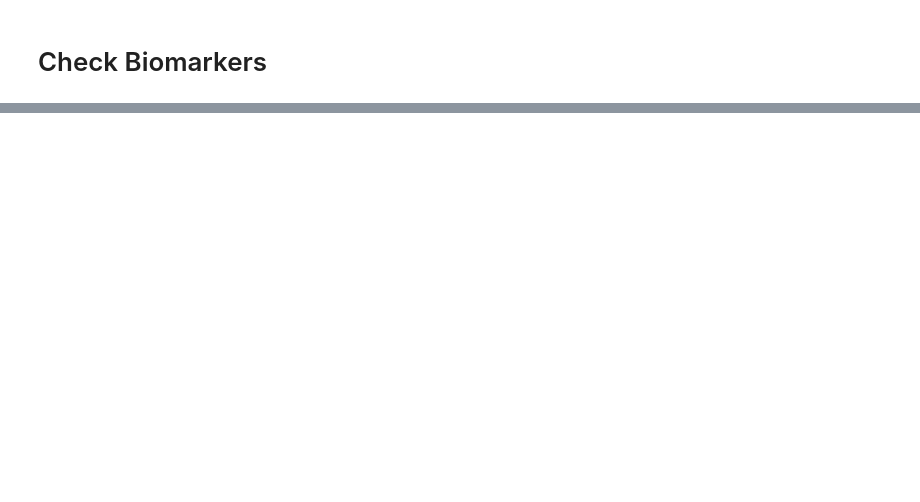
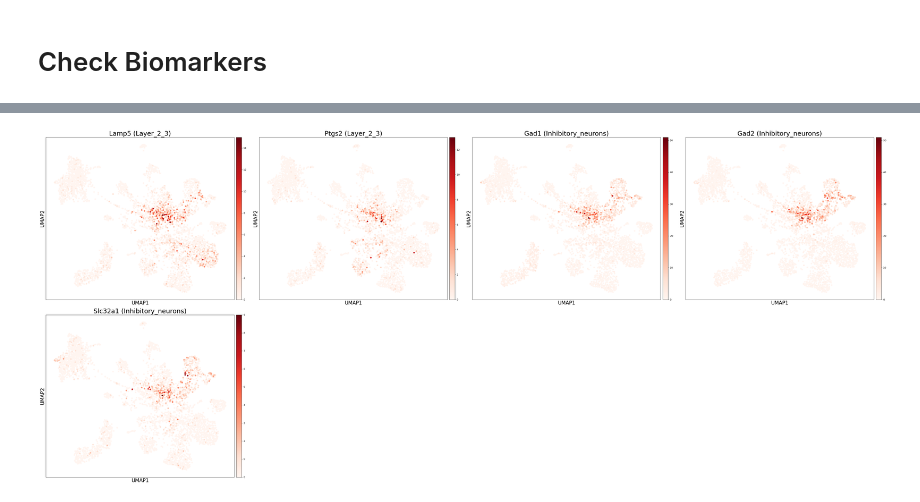
Before and after one commit to michal7kw/SRF_Linda_RNA, a Jupyter notebook: post_analysis/manual_annotation.ipynb, the cells around one changed output, grey strips where cells are left out. Saved outputs shown, nothing was run; the diff lists cells and outputs as text; code cells hidden in the pictures; blank space fills up the shorter version.

```diff
--- a/post_analysis/manual_annotation.ipynb
+++ b/post_analysis/manual_annotation.ipynb
@@ -49,15 +48,6 @@ def get_allen_cortex_hippocampus_markers():
     return markers
 # %%
 def get_mouse_brain_markers():
-    """
-    Get marker genes for mouse hippocampus and cortex cell types.
-
-    Returns:
-    --------
-    markers : dict
-        Dictionary of cell type markers for visualization
-    """
-
     markers = {
         # Excitatory neurons
         "Excitatory_neurons": ["Slc17a7", "Neurod6", "Nrgn", "Camk2a", "Satb2"],
@@ -91,10 +81,10 @@ def get_mouse_brain_markers():
 # DATA dirs
 base_path = "/beegfs/scratch/ric.broccoli/kubacki.michal/SRF_Linda_RNA/post_analysis/results/cellranger_counts_R26_"
 adata_paths = {
-    "Emx1_Ctrl": f"{base_path}Emx1_Ctrl_adult_0/adata.h5ad",
-    "Emx1_Mut": f"{base_path}Emx1_Mut_adult_1/adata.h5ad",
-    "Nestin_Ctrl": f"{base_path}Nestin_Ctrl_adult_2/adata.h5ad",
-    "Nestin_Mut": f"{base_path}Nestin_Mut_adult_3/adata.h5ad"
+    "Emx1_Ctrl": f"{base_path}Emx1_Ctrl_adult_0/adata_hvg.h5ad",
+    "Emx1_Mut": f"{base_path}Emx1_Mut_adult_1/adata_hvg.h5ad",
+    "Nestin_Ctrl": f"{base_path}Nestin_Ctrl_adult_2/adata_hvg.h5ad",
+    "Nestin_Mut": f"{base_path}Nestin_Mut_adult_3/adata_hvg.h5ad"
 }
 
 # Load AnnData objects into a dictionary
@@ -113,9 +124,7 @@ FileNotFoundError: [Errno 2] Unable to synchronously open file (unable to open f
 # %%
-# Plot marker genes
-markers = get_mouse_brain_markers()
-sal_sample = "Emx1_Ctrl"
-sel_cell_types = ["Layer_2_3", "Inhibitory_neurons"]
-adata = adata_dict[sal_sample]
+
+
+all_genes_to_plot = []
 
 if markers:
     for cell_type in sel_cell_types:
@@ -127,30 +136,32 @@ if markers:
     # Calculate the number of rows needed for the grid
     n_genes = len(all_genes_to_plot)
     n_cols = 4
     n_rows = (n_genes + n_cols - 1) // n_cols  # Calculate number of rows needed
 
     # Create a figure and a grid of subplots
     fig, axes = plt.subplots(n_rows, n_cols, figsize=(12*n_cols, 10*n_rows), dpi=80)
     axes = axes.flatten()  # Flatten the axes array for easy indexing
 
     # Plot each marker gene in its own subplot
     for i, (gene, cell_type) in enumerate(all_genes_to_plot):
         try:
             ax = axes[i]  # Select the subplot
             sc.pl.umap(adata, color=gene, ax=ax,
                         title=f"{gene} ({cell_type})", cmap='Reds', show=False,
                         size=150)  # Increase data point size
             ax.set_xlabel("UMAP1", fontsize=20)  # Increase axis label size
             ax.set_ylabel("UMAP2", fontsize=20)  # Increase axis label size
             ax.tick_params(axis='both', which='major', labelsize=18)  # Increase tick label size
             ax.set_title(f"{gene} ({cell_type})", fontsize=26) # Increase title size
 
         except Exception as e:
             print(f"Error plotting marker gene {gene}: {e}")
 
     # Remove any unused subplots
     for i in range(n_genes, len(axes)):
         fig.delaxes(axes[i])
 
     plt.tight_layout()
     plt.show()
+# %% [output]
+[figure, added]
```
Also changed, not shown: parts of 4 cells of this notebook, 32 other files.
